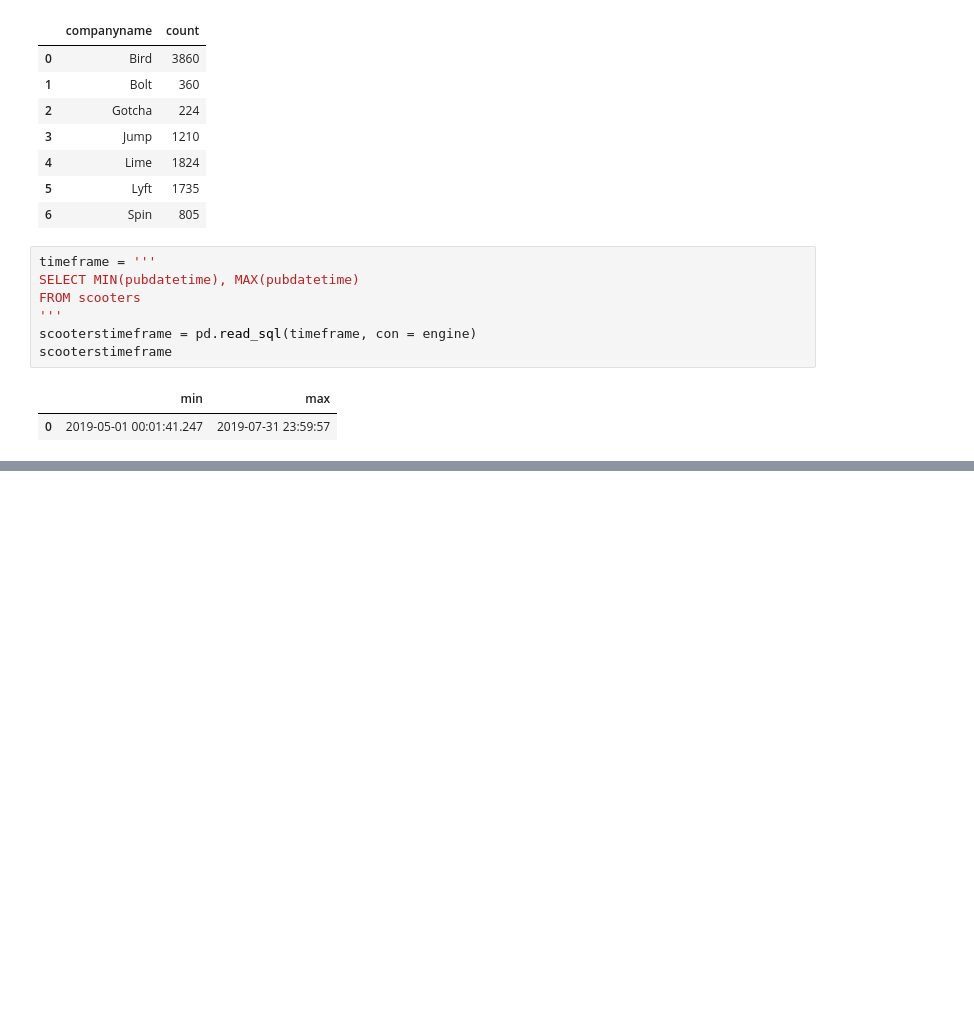
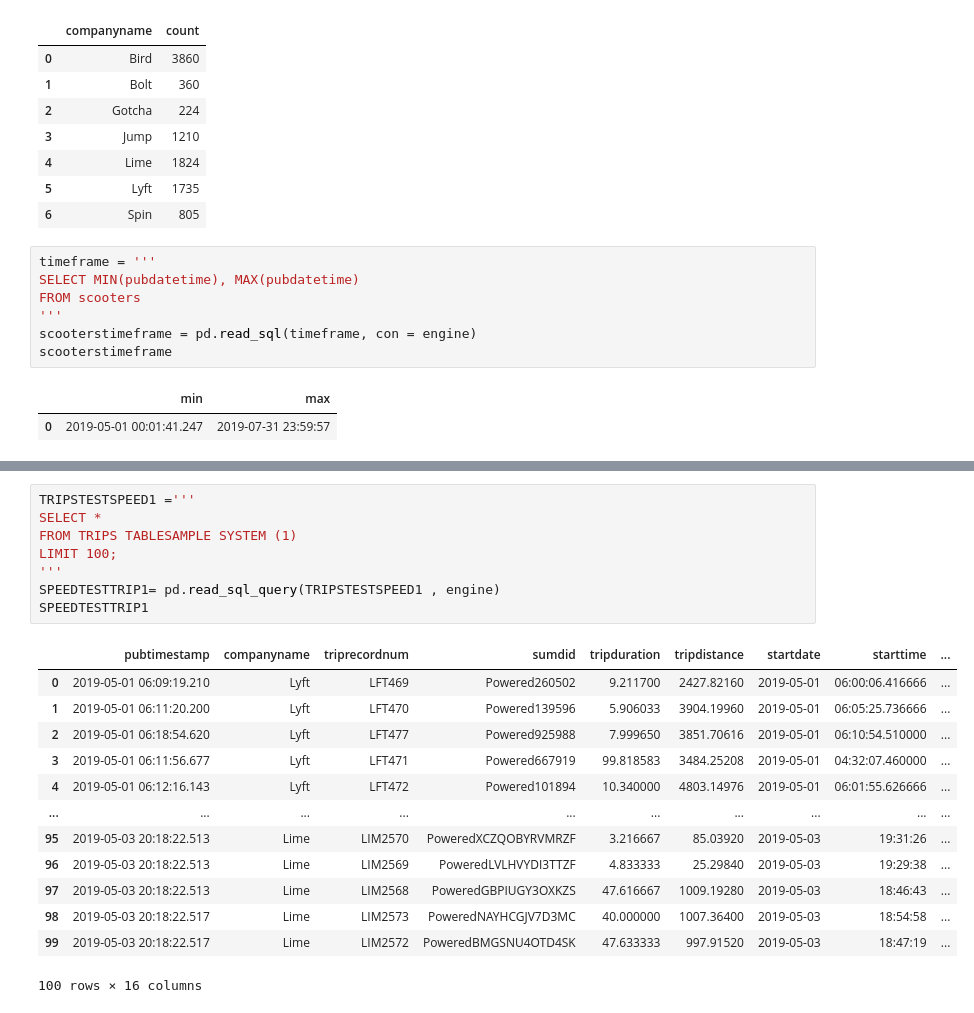
Before and after one commit to NSS-Data-Analytics-Cohort-10/scooters-group-3, a Jupyter notebook: NOTEBOOK/scooters_unfinished_work.ipynb, the cells around one changed output, grey strips where cells are left out. Saved outputs shown, nothing was run; the diff lists cells and outputs as text; blank space fills up the shorter version.

```diff
--- a/NOTEBOOK/scooters_unfinished_work.ipynb
+++ b/NOTEBOOK/scooters_unfinished_work.ipynb
@@ -117,0 +141,22 @@ scooterstimeframe
+# %%
+TRIPSTESTSPEED1 ='''
+SELECT *
+FROM TRIPS TABLESAMPLE SYSTEM (1)
+LIMIT 100;
+'''
+SPEEDTESTTRIP1= pd.read_sql_query(TRIPSTESTSPEED1 , engine)
+SPEEDTESTTRIP1
+# %% [output]
+|  | pubtimestamp | companyname | triprecordnum | sumdid | tripduration | tripdistance | startdate | starttime | ... |
+| 0 | 2019-05-01 06:09:19.210 | Lyft | LFT469 | Powered260502 | 9.211700 | 2427.82160 | 2019-05-01 | 06:00:06.416666 | ... |
+| 1 | 2019-05-01 06:11:20.200 | Lyft | LFT470 | Powered139596 | 5.906033 | 3904.19960 | 2019-05-01 | 06:05:25.736666 | ... |
+| 2 | 2019-05-01 06:18:54.620 | Lyft | LFT477 | Powered925988 | 7.999650 | 3851.70616 | 2019-05-01 | 06:10:54.510000 | ... |
+| 3 | 2019-05-01 06:11:56.677 | Lyft | LFT471 | Powered667919 | 99.818583 | 3484.25208 | 2019-05-01 | 04:32:07.460000 | ... |
+| 4 | 2019-05-01 06:12:16.143 | Lyft | LFT472 | Powered101894 | 10.340000 | 4803.14976 | 2019-05-01 | 06:01:55.626666 | ... |
+| ... | ... | ... | ... | ... | ... | ... | ... | ... | ... |
+| 95 | 2019-05-03 20:18:22.513 | Lime | LIM2570 | PoweredXCZQOBYRVMRZF | 3.216667 | 85.03920 | 2019-05-03 | 19:31:26 | ... |
+| 96 | 2019-05-03 20:18:22.513 | Lime | LIM2569 | PoweredLVLHVYDI3TTZF | 4.833333 | 25.29840 | 2019-05-03 | 19:29:38 | ... |
+| 97 | 2019-05-03 20:18:22.513 | Lime | LIM2568 | PoweredGBPIUGY3OXKZS | 47.616667 | 1009.19280 | 2019-05-03 | 18:46:43 | ... |
+| 98 | 2019-05-03 20:18:22.517 | Lime | LIM2573 | PoweredNAYHCGJV7D3MC | 40.000000 | 1007.36400 | 2019-05-03 | 18:54:58 | ... |
+| 99 | 2019-05-03 20:18:22.517 | Lime | LIM2572 | PoweredBMGSNU4OTD4SK | 47.633333 | 997.91520 | 2019-05-03 | 18:47:19 | ... |
+100 rows × 16 columns
```
Also changed, not shown: parts of 5 cells of this notebook.
